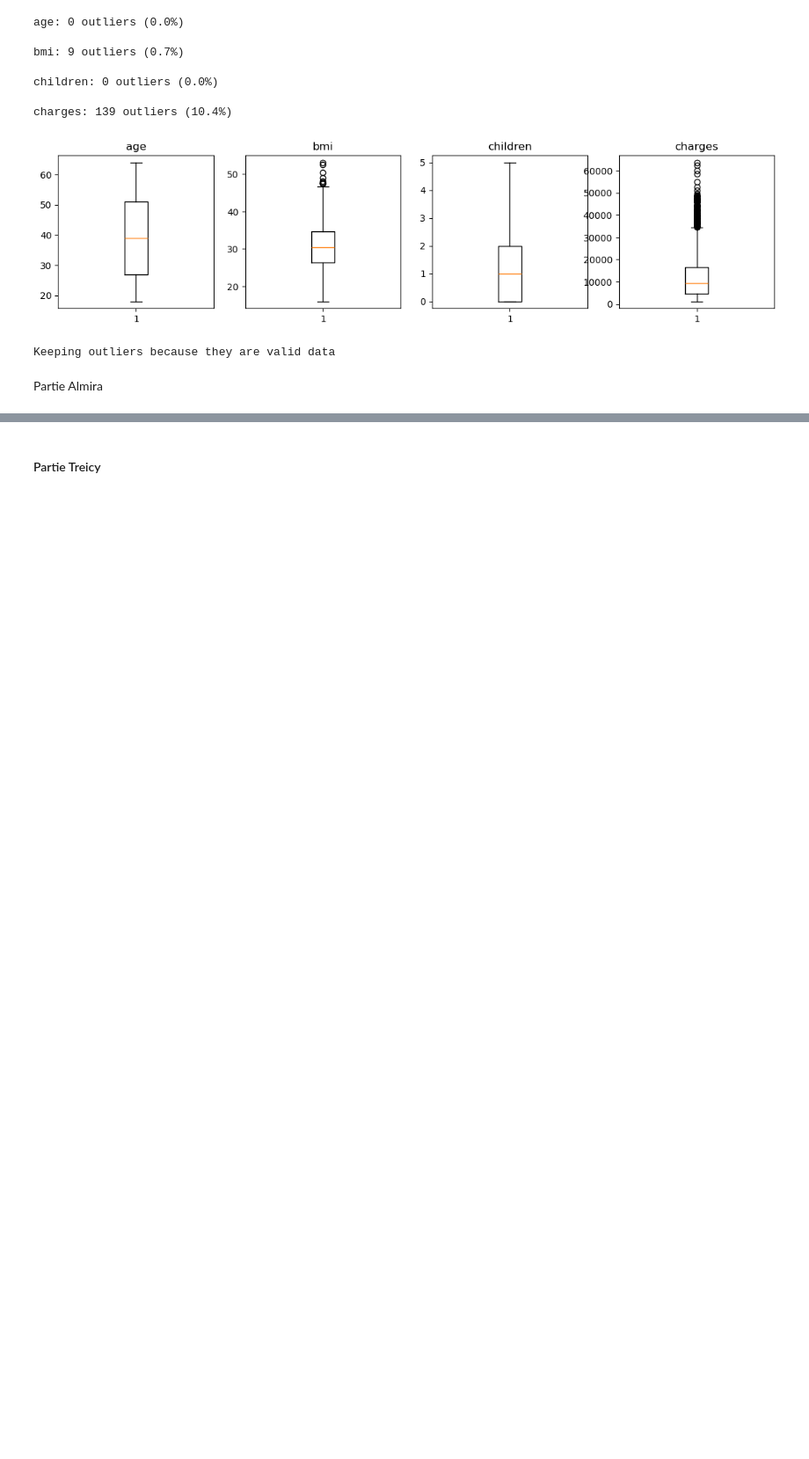
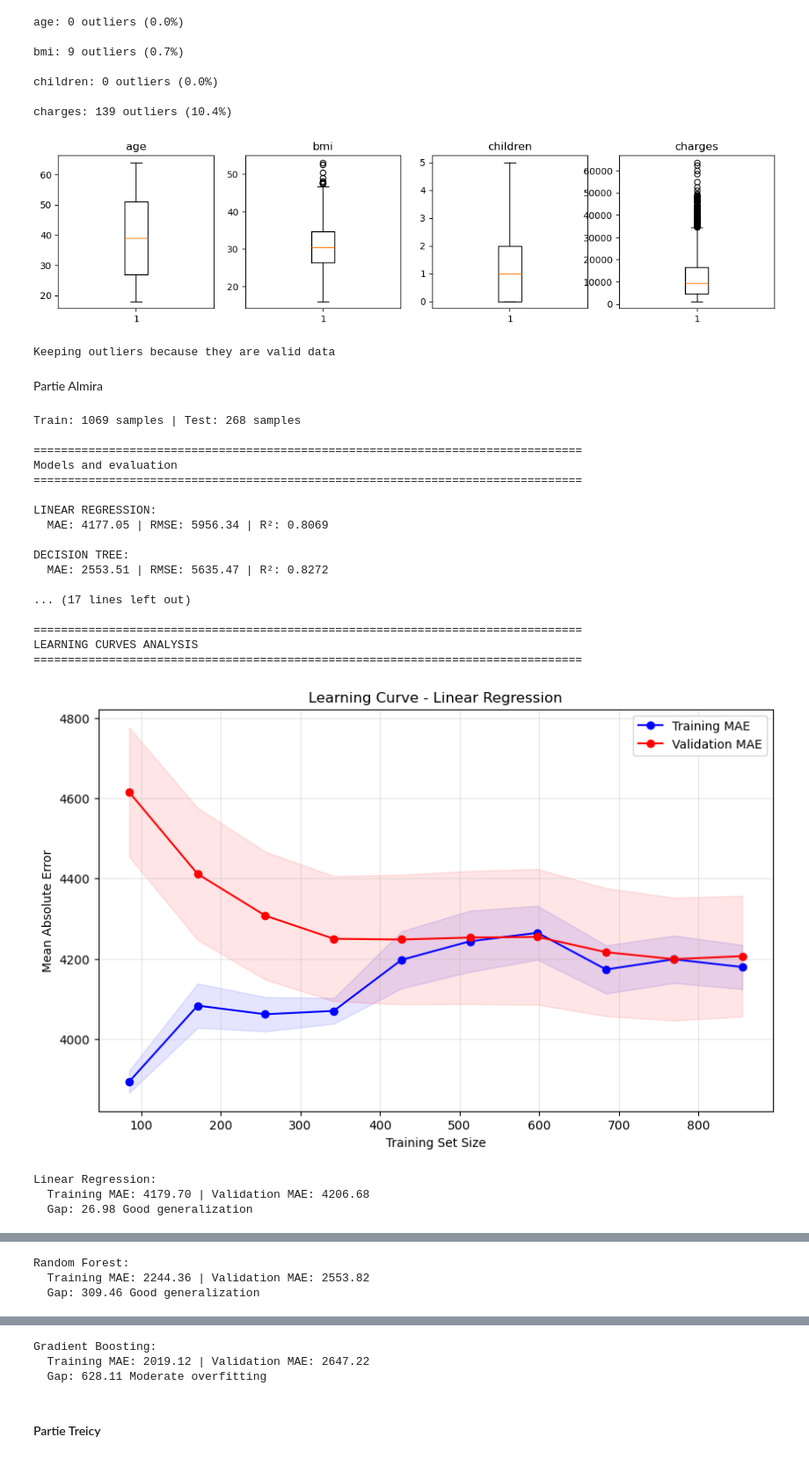
Before and after one commit to t-dnk/projet-ml-python, a Jupyter notebook: MachineLearning_SaraBENOSMAN_TreicyDIANANOUKA_AlmiraABISSI.ipynb, the cells around one changed output, grey strips where cells are left out. Shown at 88% size. Drawn from its saved outputs; the diff is of its cells as text; code cells hidden in the pictures; blank space fills up the shorter version.

```diff
--- a/MachineLearning_SaraBENOSMAN_TreicyDIANANOUKA_AlmiraABISSI.ipynb
+++ b/MachineLearning_SaraBENOSMAN_TreicyDIANANOUKA_AlmiraABISSI.ipynb
@@ -193,28 +193,32 @@ Keeping outliers because they are valid data
 Partie Almira
 # %%
 # 7. DATA PREPROCESSING
-
+#In this part we used different models even some that are out of the course to see which model is the best
 df_processed = df.copy()
 df_processed['sex'] = df_processed['sex'].map({'female': 0, 'male': 1})
 df_processed['smoker'] = df_processed['smoker'].map({'no': 0, 'yes': 1})
 df_processed = pd.get_dummies(df_processed, columns=['region'], drop_first=True)
 
-# Séparation features/target et train/test
+# Seperating data train and data test
 X = df_processed.drop('charges', axis=1)
 y = df_processed['charges']
 X_train, X_test, y_train, y_test = train_test_split(X, y, test_size=0.2, random_state=42)
 
-# Normalisation
+
+# Standardization
 scaler = StandardScaler()
+scaler.fit(X_train)
+
+#Splitting train and test  on scaled data
 X_train_scaled = scaler.fit_transform(X_train)
 X_test_scaled = scaler.transform(X_test)
 
 print(f"Train: {X_train.shape[0]} samples | Test: {X_test.shape[0]} samples")
 
-# 8- ENTRAÎNEMENT DES MODÈLES
+# 8- Training of the models
 
 print("\n" + "=" * 80)
-print("MODÈLES ET ÉVALUATION")
+print("Models and evaluation")
 print("=" * 80)
 
 def evaluate_model(name, y_true, y_pred):
@@ -229,15 +233,15 @@ def evaluate_model(name, y_true, y_pred):
 # 1. Linear Regression
 lr = LinearRegression()
 lr.fit(X_train_scaled, y_train)
-evaluate_model("LINEAR REGRESSION", y_test, lr.predict(X_test_scaled))
+mae_lr, rmse_lr, r2_lr = evaluate_model("LINEAR REGRESSION", y_test, lr.predict(X_test_scaled))
 
 # 2. Decision Tree
 dt = DecisionTreeRegressor(max_depth=10, random_state=42)
 dt.fit(X_train_scaled, y_train)
-evaluate_model("DECISION TREE", y_test, dt.predict(X_test_scaled))
+mae_dt, rmse_dt, r2_dt = evaluate_model("DECISION TREE", y_test, dt.predict(X_test_scaled))
 
-# 3. Random Forest avec tuning
-print("\nRANDOM FOREST - Tuning en cours...")
+# 3. Random Forest with tuning
+print("\nRANDOM FOREST ")
 param_grid_rf = {
     'n_estimators': [100, 200, 300],
     'max_depth': [5, 10, 15, None],
@@ -249,10 +253,10 @@ grid_rf = GridSearchCV(rf, param_grid_rf, cv=5, scoring='neg_mean_absolute_error
 grid_rf.fit(X_train_scaled, y_train)
 best_rf = grid_rf.best_estimator_
 print(f"Best params: {grid_rf.best_params_}")
-evaluate_model("RANDOM FOREST", y_test, best_rf.predict(X_test_scaled))
+mae_rf, rmse_rf, r2_rf = evaluate_model("RANDOM FOREST", y_test, best_rf.predict(X_test_scaled))
 
-# 4. Gradient Boosting avec tuning
-print("\nGRADIENT BOOSTING - Tuning en cours...")
+# 4. Gradient Boosting with tuning
+
 param_grid_gb = {
     'n_estimators': [100, 200],
     'max_depth': [3, 5, 7],
@@ -263,18 +267,18 @@ grid_gb = GridSearchCV(gb, param_grid_gb, cv=5, scoring='neg_mean_absolute_error
 grid_gb.fit(X_train_scaled, y_train)
 best_gb = grid_gb.best_estimator_
 print(f"Best params: {grid_gb.best_params_}")
-evaluate_model("GRADIENT BOOSTING", y_test, best_gb.predict(X_test_scaled))
+mae_gb, rmse_gb, r2_gb = evaluate_model("GRADIENT BOOSTING", y_test, best_gb.predict(X_test_scaled))
 
 # 5. SVR
 svr = SVR(kernel='rbf', C=100, gamma=0.1, epsilon=0.1)
 svr.fit(X_train_scaled, y_train)
-evaluate_model("SUPPORT VECTOR REGRESSION", y_test, svr.predict(X_test_scaled))
+mae_svr, rmse_svr, r2_svr = evaluate_model("SUPPORT VECTOR REGRESSION", y_test, svr.predict(X_test_scaled))
 
 # 6. Stacking Ensemble
 estimators = [('rf', best_rf), ('gb', best_gb), ('lr', lr)]
 stacking = StackingRegressor(estimators=estimators, final_estimator=LinearRegression())
 stacking.fit(X_train_scaled, y_train)
-evaluate_model("STACKING ENSEMBLE", y_test, stacking.predict(X_test_scaled))
+mae_stacking, rmse_stacking, r2_stacking = evaluate_model("STACKING ENSEMBLE", y_test, stacking.predict(X_test_scaled))
 
 #LEARNING CURVES
 print("\n" + "=" * 80)
@@ -282,7 +286,7 @@ print("LEARNING CURVES ANALYSIS")
 print("=" * 80)
 
 def analyze_learning_curve(estimator, X, y, title):
-    """Génère et analyse la courbe d'apprentissage"""
+    """Generate and analyze the curve of fitting"""
     train_sizes, train_scores, val_scores = learning_curve(
         estimator, X, y, cv=5, scoring='neg_mean_absolute_error',
         train_sizes=np.linspace(0.1, 1.0, 10), n_jobs=-1
@@ -293,33 +297,55 @@ def analyze_learning_curve(estimator, X, y, title):
     train_std = train_scores.std(axis=1)
     val_std = val_scores.std(axis=1)
 
-    # Visualisation
+    # We then visualize
     plt.figure(figsize=(10, 6))
     plt.plot(train_sizes, train_mean, 'o-', label='Training MAE', color='blue')
     plt.fill_between(train_sizes, train_mean - train_std, train_mean + train_std, alpha=0.1, color='blue')
     plt.plot(train_sizes, val_mean, 'o-', label='Validation MAE', color='red')
     plt.fill_between(train_sizes, val_mean - val_std, val_mean + val_std, alpha=0.1, color='red')
     plt.xlabel('Training Set Size')
     plt.ylabel('Mean Absolute Error')
     plt.title(f'Learning Curve - {title}')
     plt.legend()
     plt.grid(True, alpha=0.3)
     plt.savefig(f'learning_curve_{title.replace(" ", "_")}.png', dpi=300, bbox_inches='tight')
     plt.show()
 
-    # Analyse overfitting
+    # We analyse overfitting
     gap = val_mean[-1] - train_mean[-1]
     print(f"\n{title}:")
     print(f"  Training MAE: {train_mean[-1]:.2f} | Validation MAE: {val_mean[-1]:.2f}")
     print(f"  Gap: {gap:.2f}", end=" ")
 
     if gap > 1000:
         print("High overfitting!")
     elif gap > 500:
         print("Moderate overfitting")
     else:
         print("Good generalization")
 
-# Analyse des meilleurs modèles
+# Analysis of the best models
 for model, name in [(lr, "Linear Regression"), (best_rf, "Random Forest"), (best_gb, "Gradient Boosting")]:
     analyze_learning_curve(model, X_train_scaled, y_train, name)
+# %% [output]
+Train: 1069 samples | Test: 268 samples
+
+================================================================================
+Models and evaluation
+================================================================================
+
+LINEAR REGRESSION:
+  MAE: 4177.05 | RMSE: 5956.34 | R²: 0.8069
+
+DECISION TREE:
+  MAE: 2553.51 | RMSE: 5635.47 | R²: 0.8272
+
+... (17 lines left out)
+
+================================================================================
+LEARNING CURVES ANALYSIS
+================================================================================
+[figure, added]
+Linear Regression:
+  Training MAE: 4179.70 | Validation MAE: 4206.68
+  Gap: 26.98 Good generalization
@@ -325,0 +353,3 @@ for model, name in [(lr, "Linear Regression"), (best_rf, "Random Forest"), (best
+Random Forest:
+  Training MAE: 2244.36 | Validation MAE: 2553.82
+  Gap: 309.46 Good generalization
@@ -326,3 +357,6 @@ for model, name in [(lr, "Linear Regression"), (best_rf, "Random Forest"), (best
+Gradient Boosting:
+  Training MAE: 2019.12 | Validation MAE: 2647.22
+  Gap: 628.11 Moderate overfitting
 # %% [markdown]
 #### Partie Treicy
 # %%
```
Also changed, not shown: parts of 6 cells of this notebook.
